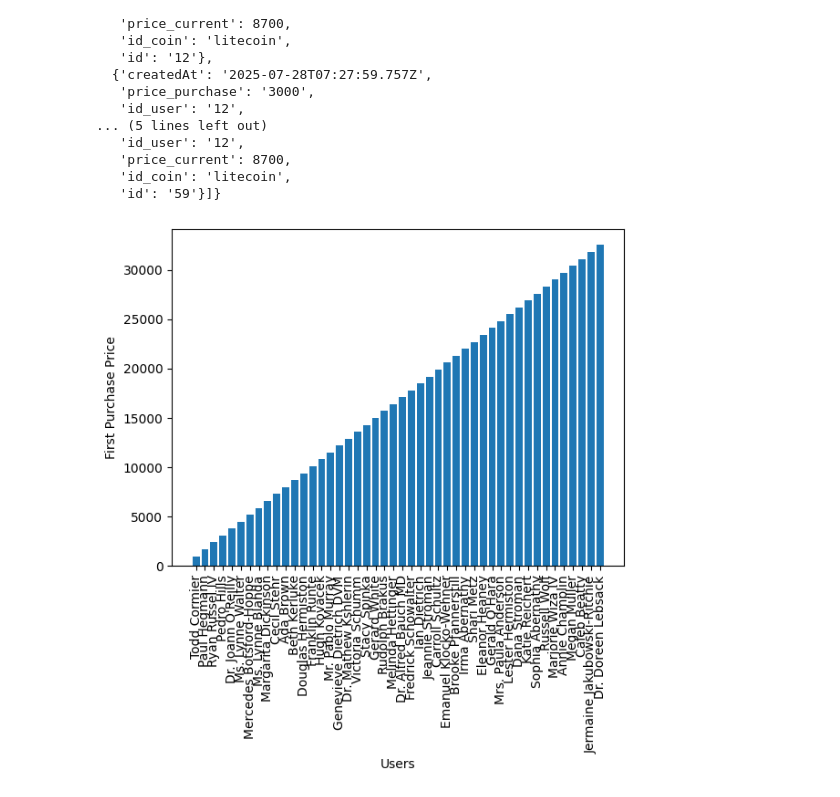
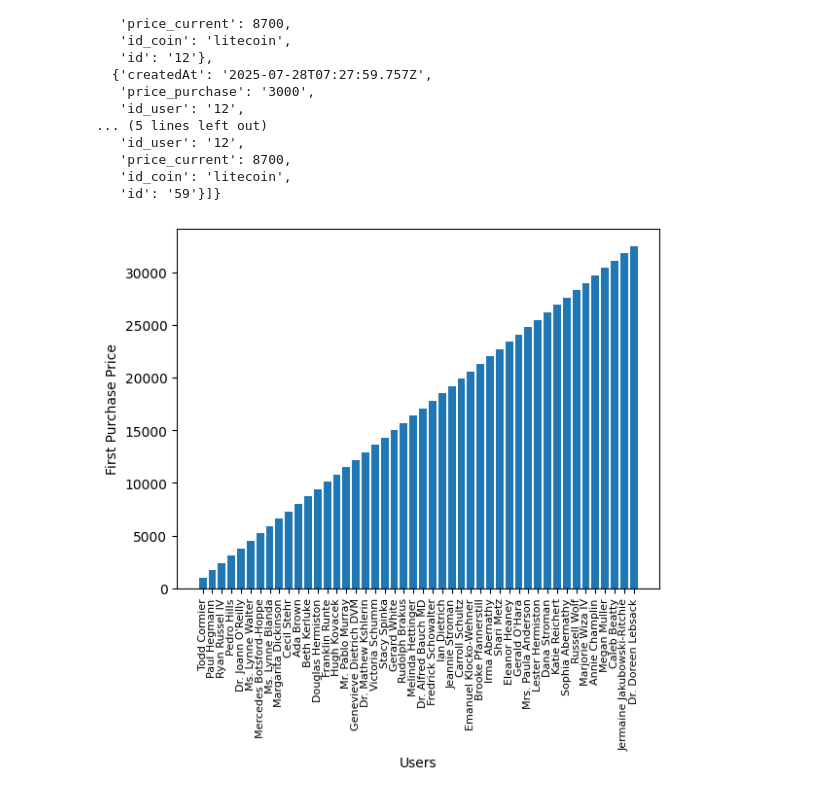
Before and after one commit to eralcw/coins_mock_premium, a Jupyter notebook: app.ipynb, the cells around one changed output. Saved outputs shown, nothing was run; the diff lists cells and outputs as text; code cells hidden in the pictures.

```diff
--- a/app.ipynb
+++ b/app.ipynb
@@ -287,21 +287,21 @@ grafico_qtd_sell('12')
 # %%
 def grafico_first_purchase():
     names = []
     first_purchases = []
 
     for i in range(1, 47):
         user = user_purchases(str(i))
         names.append(user['name'])
         first_purchases.append(user['purchases'][0]['price_current'])
 
     x = np.array(names)
     y = np.array(first_purchases)
 
     plt.bar(x, y)
     plt.xlabel('Users')
     plt.ylabel('First Purchase Price')
-    plt.xticks(rotation=90)
+    plt.xticks(rotation=90, fontsize=8)
     plt.show()
 grafico_first_purchase()
 # %% [output]
-[figure, old version]
+[figure, new version]
```
